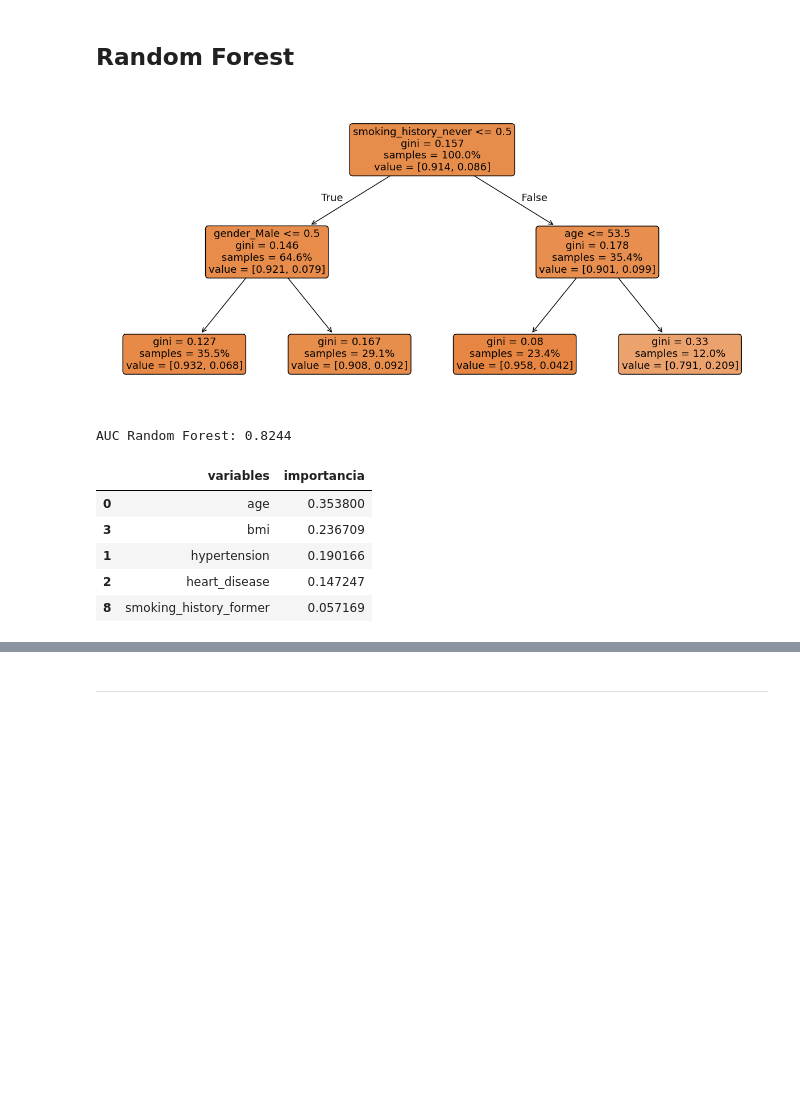
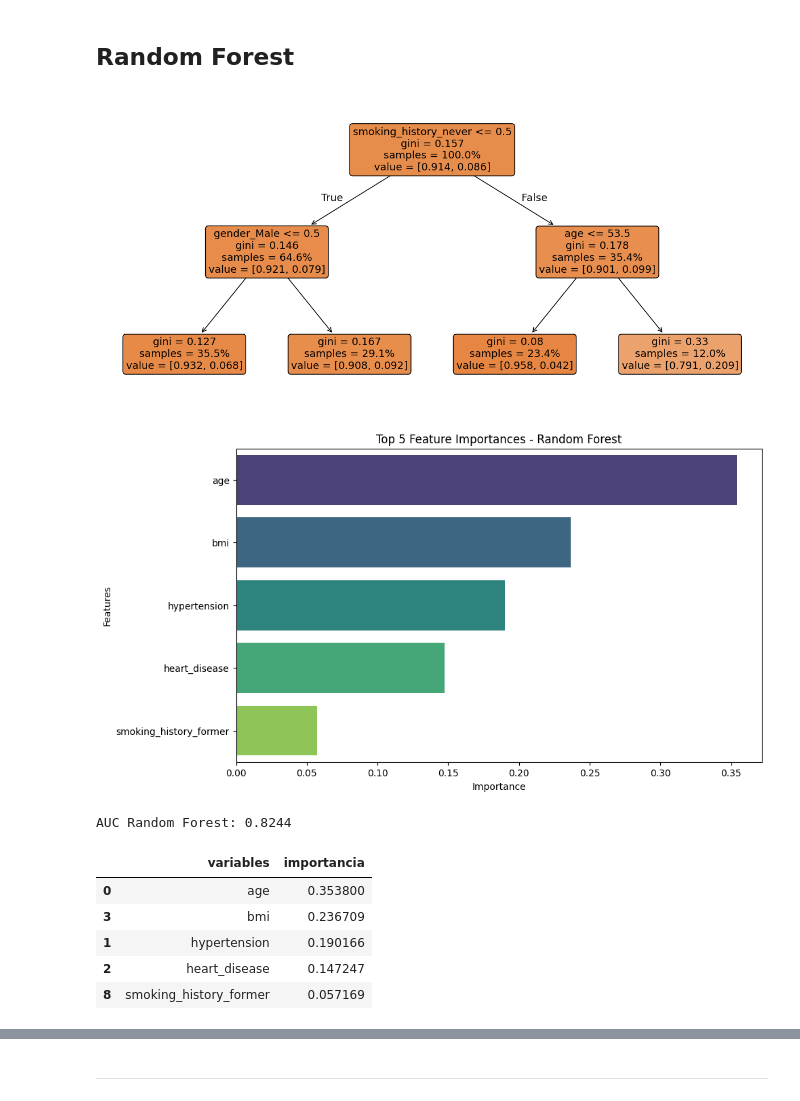
Before and after one commit to ppmelch/Lab-Aprendizaje-Estad-stico, a Jupyter notebook: Parcial 3/Examen/Examen 3 Práctico.ipynb, the cells around one changed output, grey strips where cells are left out. Cells and saved outputs as stored; diff of their text form; code cells hidden in the pictures; blank space fills up the shorter version.

```diff
--- a/Parcial 3/Examen/Examen 3 Práctico.ipynb
+++ b/Parcial 3/Examen/Examen 3 Práctico.ipynb
@@ -532,25 +562,35 @@ AUC Best tree: 0.8094773224043715
 # %%
 rf = RandomForestClassifier(max_depth=2, n_estimators=100, n_jobs=-1, random_state=42).fit(X_train, y_train)
 
 plt.figure(figsize=(15, 7))
 plot_tree(rf.estimators_[0], feature_names=X.columns, filled=True, rounded=True, proportion=True);
 plt.show()
 
 predicciones_rf = rf.predict_proba(X_test)[:, 1]
 
 auc = roc_auc_score(y_test, predicciones_rf)
-print(f"AUC Random Forest: {auc:.4f}")
 
 importancias = pd.DataFrame({
     'variables': X.columns,
     'importancia': rf.feature_importances_
 })
 
+plt.figure(figsize=(10, 6))
+importancias.sort_values('importancia', ascending=False, inplace=True)
+sns.barplot(x='importancia', y='variables', data=importancias.head(5), palette='viridis')
+plt.title('Top 5 Feature Importances - Random Forest')
+plt.xlabel('Importance')
+plt.ylabel('Features')
+plt.show()
+
+print(f"AUC Random Forest: {auc:.4f}")
+
 importancias.sort_values('importancia', ascending=False, inplace=True)
 print()
 importancias.head(5)
 # %% [output]
 [figure]
+[figure, added]
 AUC Random Forest: 0.8244
 |  | variables | importancia |
 | 0 | age | 0.353800 |
```
Also changed, not shown: parts of 13 cells of this notebook, 4 other files.
